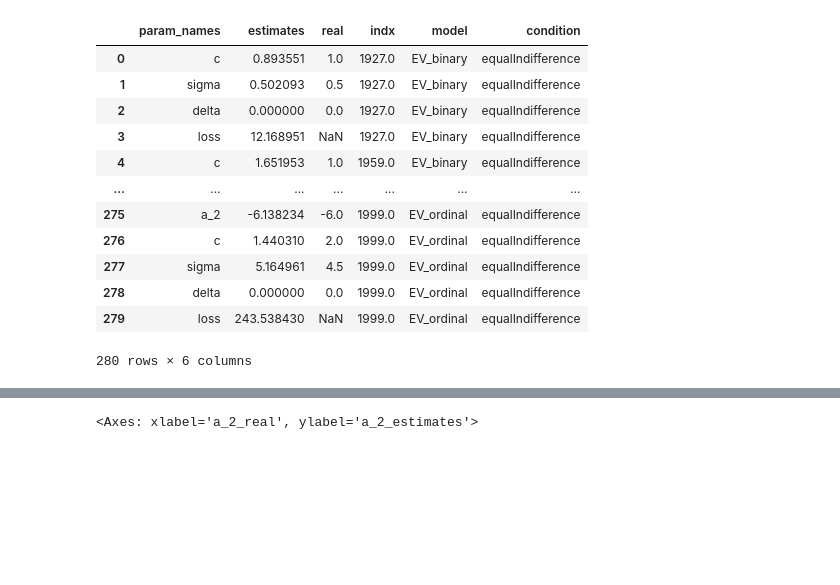
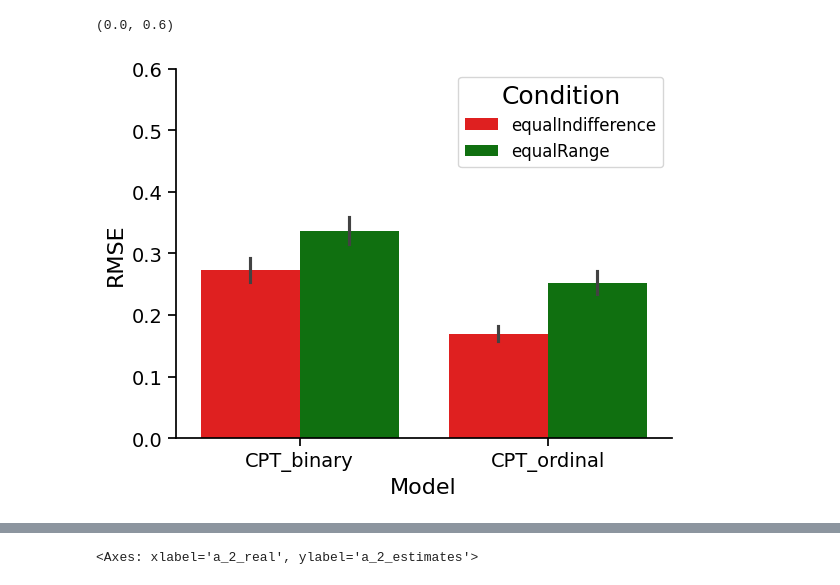
Before and after one commit to GusStgoReyes/riskyneuroarousal, a Jupyter notebook: data/0test.ipynb, the cells around one changed output, grey strips where cells are left out. Drawn from its saved outputs; the diff is of its cells as text; code cells hidden in the pictures; blank space fills up the shorter version.

```diff
--- a/data/0test.ipynb
+++ b/data/0test.ipynb
@@ -19,18 +15,2 @@ for file in files:
 df = pd.concat(x, ignore_index=True)
-# %%
-df
-# %% [output]
-|  | param_names | estimates | real | indx | model | condition |
-| 0 | c | 0.893551 | 1.0 | 1927.0 | EV_binary | equalIndifference |
-| 1 | sigma | 0.502093 | 0.5 | 1927.0 | EV_binary | equalIndifference |
-| 2 | delta | 0.000000 | 0.0 | 1927.0 | EV_binary | equalIndifference |
-| 3 | loss | 12.168951 | NaN | 1927.0 | EV_binary | equalIndifference |
-| 4 | c | 1.651953 | 1.0 | 1959.0 | EV_binary | equalIndifference |
-| ... | ... | ... | ... | ... | ... | ... |
-| 275 | a_2 | -6.138234 | -6.0 | 1999.0 | EV_ordinal | equalIndifference |
-| 276 | c | 1.440310 | 2.0 | 1999.0 | EV_ordinal | equalIndifference |
-| 277 | sigma | 5.164961 | 4.5 | 1999.0 | EV_ordinal | equalIndifference |
-| 278 | delta | 0.000000 | 0.0 | 1999.0 | EV_ordinal | equalIndifference |
-| 279 | loss | 243.538430 | NaN | 1999.0 | EV_ordinal | equalIndifference |
-280 rows × 6 columns
 # %%
@@ -49,0 +37,44 @@ final_df2 = pd.concat([est_df, real_df, cond_df], axis=1).reset_index()
+# %%
+CPT_binary_df = convert_param_df(df, "CPT_binary")
+CPT_ordinal_df = convert_param_df(df, "CPT_ordinal")
+EV_binary_df = convert_param_df(df, "EV_binary")
+EV_ordinal_df = convert_param_df(df, "EV_ordinal")
+# %%
+params = ["lambd", "alpha"]
+conditions = ["equalIndifference", "equalRange"]
+results = {"model": [], "condition": [], "rmse": [], "param_name": []}
+
+for param in params:
+    for condition in conditions:
+        for model, df in zip(["CPT_binary", "CPT_ordinal"], [CPT_binary_df, CPT_ordinal_df]):
+            filtered_df = df.query(f"condition == '{condition}'")
+            rmse = np.sqrt(np.square(filtered_df[f"{param}_real"] - filtered_df[f"{param}_estimates"])).values
+            results["rmse"].extend(rmse)
+            results["model"].extend([model] * len(rmse))
+            results["condition"].extend([condition] * len(rmse))
+            results["param_name"].extend([param] * len(rmse))
+
+results_df = pd.DataFrame(results)
+# %%
+palette = ["red", "green"]
+sns.barplot(results_df.query("param_name == 'alpha'"),
+            x = "model",
+            y = "rmse",
+            hue = "condition",
+            palette = palette,)
+# remove top and right spines
+sns.despine()
+# Change labels of axis
+plt.ylabel("RMSE", fontsize=16)
+plt.xlabel("Model", fontsize=16)
+# change fontsize for ticks
+plt.xticks(fontsize=14)
+plt.yticks(fontsize=14)
+# X label
+plt.xlabel("Model")
+# Change legend title
+plt.legend(title="Condition", fontsize=12)
+plt.ylim(0, 0.6)
+# %% [output]
+(0.0, 0.6)
+[figure, added]
```
Also changed, not shown: parts of 20 cells of this notebook, 4 other files.
